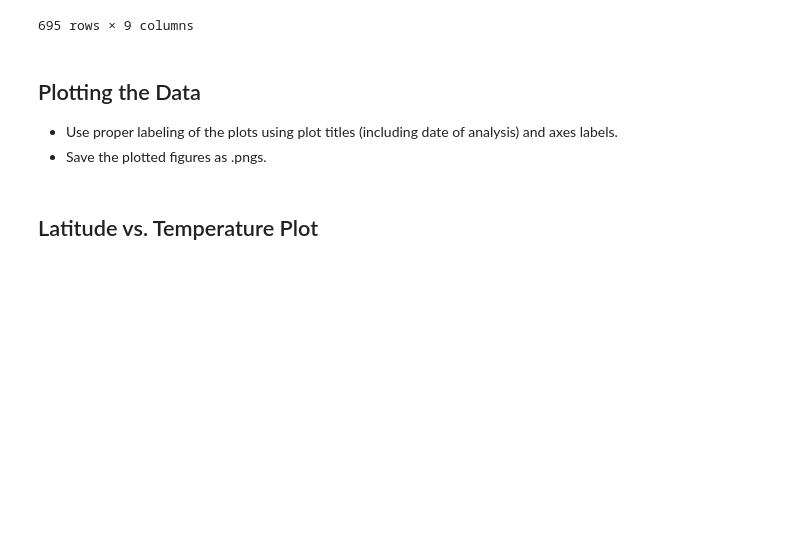
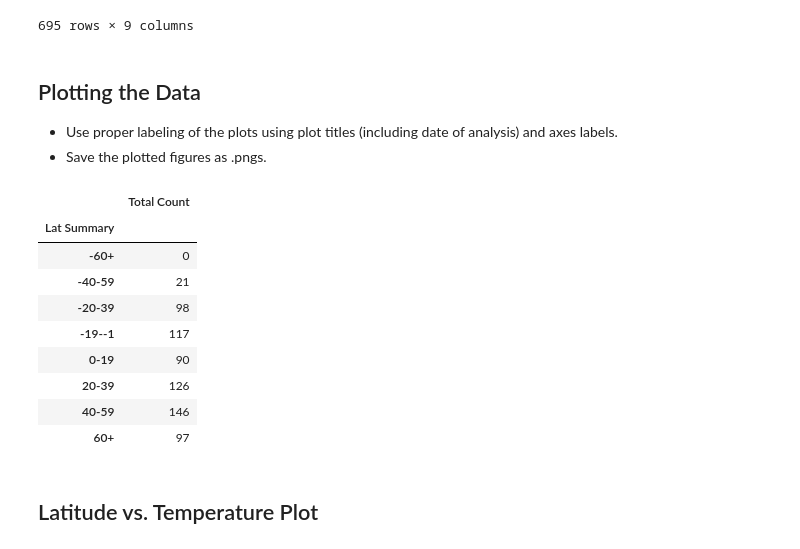
Before and after one commit to KaiCee2010/web-design-challenge, a Jupyter notebook: WebVisualizations/Resources/WeatherPy/WeatherPy.ipynb, the cells around one changed output. Saved outputs shown, nothing was run; the diff lists cells and outputs as text; code cells hidden in the pictures; blank space fills up the shorter version.

```diff
--- a/WebVisualizations/Resources/WeatherPy/WeatherPy.ipynb
+++ b/WebVisualizations/Resources/WeatherPy/WeatherPy.ipynb
@@ -201,6 +201,56 @@ Total records in clean_city_data dataframe is 695
 ## Plotting the Data
 * Use proper labeling of the plots using plot titles (including date of analysis) and axes labels.
 * Save the plotted figures as .pngs.
+# %%
+# #create bin
+# ages_bin = [0, 9, 14, 19, 24, 29, 34, 39, 100]
+
+# #create lables
+# ages_labels = ["<10", "10-14", "15-19", "20-24", "25-29", "30-34", "35-39", "40+"]
+
+
+#create bin
+lats_bin = [-79, -59, -39, -19, 0, 19, 39, 59, 100]
+
+#create lables
+lats_labels = ["-60+", "-40-59", "-20-39", "-19--1", "0-19", "20-39", "40-59", "60+"]
+
+
+# #create bin
+# cat_bin = [0, 19, 39, 59, 79, 99, 120]
+
+# #create lables
+# cats_labels = ["-60+", "-40-59", "-20-39", "-19--1", "0-19", "20-39", "40-59", "60+"]
+
+
+#cut the dataframe
+clean_city_data["Lat Summary"] = pd.cut(clean_city_data["Lat"], lats_bin, labels=lats_labels)
+
+#create a groupby dataframe
+lat_summary = clean_city_data.groupby("Lat Summary")["Wind Speed"].count().to_frame("Total Count")
+
+# #save the sum to a variable
+# age_summary_total = age_summary["Total Count"].sum()
+
+# #create the new column
+# age_summary["Percentage of Players"] = age_summary["Total Count"] / age_summary_total
+
+# #format the column
+# age_summary["Percentage of Players"] = age_summary["Percentage of Players"].map("{:.2%}".format)
+
+#display the dataframe
+lat_summary
+# %% [output]
+|  | Total Count |
+| Lat Summary |  |
+| -60+ | 0 |
+| -40-59 | 21 |
+| -20-39 | 98 |
+| -19--1 | 117 |
+| 0-19 | 90 |
+| 20-39 | 126 |
+| 40-59 | 146 |
+| 60+ | 97 |
 # %% [markdown]
 ## Latitude vs. Temperature Plot
 # %%
```
Also changed, not shown: parts of 1 cell of this notebook, 10 other files.
